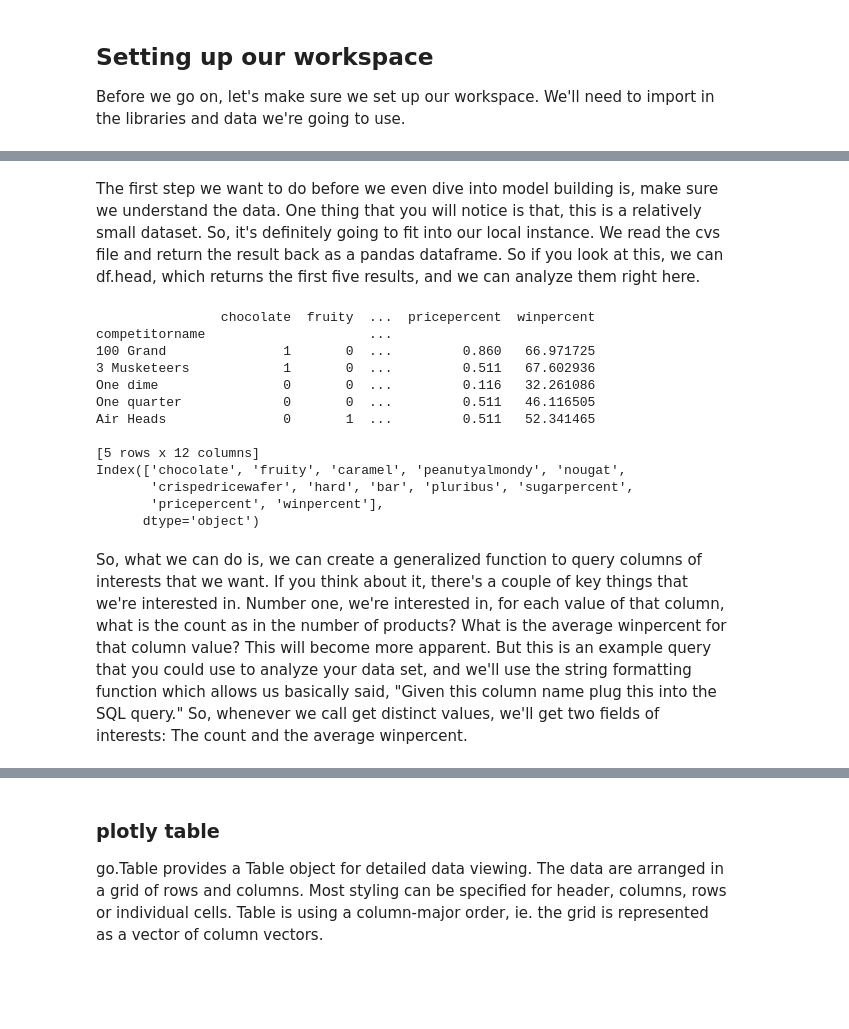
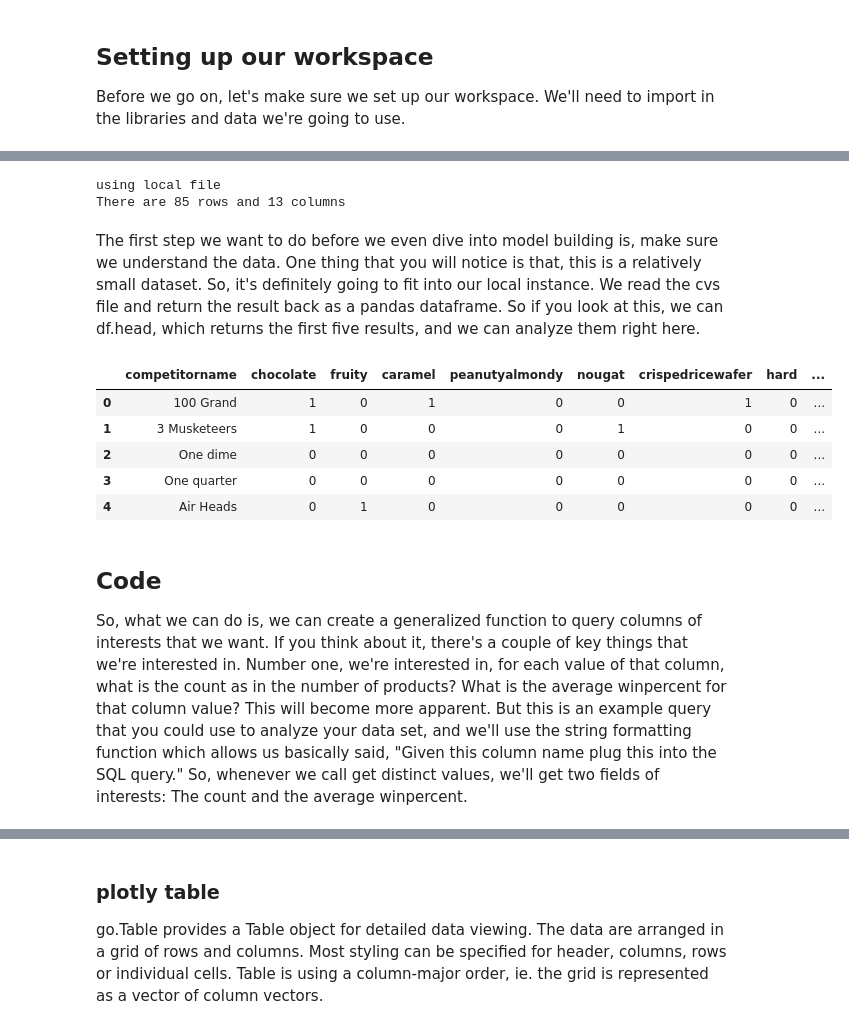
Before and after one commit to OleBo/candy-power-ranking, a Jupyter notebook: Exploring_and_visualizing.ipynb, the cells around one changed output, grey strips where cells are left out. Drawn from its saved outputs; the diff is of its cells as text; code cells hidden in the pictures; blank space fills up the shorter version.

```diff
--- a/Exploring_and_visualizing.ipynb
+++ b/Exploring_and_visualizing.ipynb
@@ -27,24 +10,42 @@ Requirement already satisfied: six in /usr/local/lib/python3.6/dist-packages (fr
+# %%
+from mpl_toolkits.mplot3d import Axes3D
+from sklearn.preprocessing import StandardScaler
+import matplotlib.pyplot as plt # plotting
+import numpy as np # linear algebra
+import os # accessing directory structure
+import pandas as pd # data processing, CSV file I/O (e.g. pd.read_csv)#!pip install plotly==4.1.0
+import plotly
+
+# read data from local file (offline use)
+url = 'https://raw.githubusercontent.com/fivethirtyeight/data/master/candy-power-ranking/candy-data.csv'
+#!wget 'https://raw.githubusercontent.com/fivethirtyeight/data/master/candy-power-ranking/candy-data.csv'
+if os.path.exists("candy-data.csv"):
+    print("using local file")
+    url = "candy-data.csv"
+
+nRowsRead = 1000 # specify 'None' if want to read whole file
+df = pd.read_csv(url, delimiter=',', nrows = nRowsRead)
+df.dataframeName = 'candy-data.csv'
+nRow, nCol = df.shape
+print(f'There are {nRow} rows and {nCol} columns')
+# %% [output]
+using local file
+There are 85 rows and 13 columns
 # %% [markdown]
 The first step we want to do before we even dive into model building is, make sure we understand the data. One thing that you will notice is that, this is a relatively small dataset. So, it's definitely going to fit into our local instance.
 We read the cvs file and return the result back as a pandas dataframe. So if you look at this, we can df.head, which returns the first five results, and we can analyze them right here.
-# %%
-print(df.head(5))
-print(df.columns)
-# %% [output]
-                chocolate  fruity  ...  pricepercent  winpercent
-competitorname                     ...
-100 Grand               1       0  ...         0.860   66.971725
-3 Musketeers            1       0  ...         0.511   67.602936
-One dime                0       0  ...         0.116   32.261086
-One quarter             0       0  ...         0.511   46.116505
-Air Heads               0       1  ...         0.511   52.341465
-
-[5 rows x 12 columns]
-Index(['chocolate', 'fruity', 'caramel', 'peanutyalmondy', 'nougat',
-       'crispedricewafer', 'hard', 'bar', 'pluribus', 'sugarpercent',
-       'pricepercent', 'winpercent'],
-      dtype='object')
+# %%
+df.head(5)
+# %% [output]
+|  | competitorname | chocolate | fruity | caramel | peanutyalmondy | nougat | crispedricewafer | hard | ... |
+| 0 | 100 Grand | 1 | 0 | 1 | 0 | 0 | 1 | 0 | ... |
+| 1 | 3 Musketeers | 1 | 0 | 0 | 0 | 1 | 0 | 0 | ... |
+| 2 | One dime | 0 | 0 | 0 | 0 | 0 | 0 | 0 | ... |
+| 3 | One quarter | 0 | 0 | 0 | 0 | 0 | 0 | 0 | ... |
+| 4 | Air Heads | 0 | 1 | 0 | 0 | 0 | 0 | 0 | ... |
 # %% [markdown]
+## Code
+
 So, what we can do is, we can create a generalized function to query columns of interests that we want. If you think about it, there's a couple of key things that we're interested in. Number one, we're interested in, for each value of that column, what is the count as in the number of products? What is the average winpercent for that column value? This will become more apparent. But this is an example query that you could use to analyze your data set, and we'll use the string formatting function which allows us basically said, "Given this column name plug this into the SQL query." So, whenever we call get distinct values, we'll get two fields of interests: The count and the average winpercent.
 # %%
 # Create a function that finds the number of records and the average winpercent
```
Also changed, not shown: parts of 32 cells of this notebook, 4 other files.
